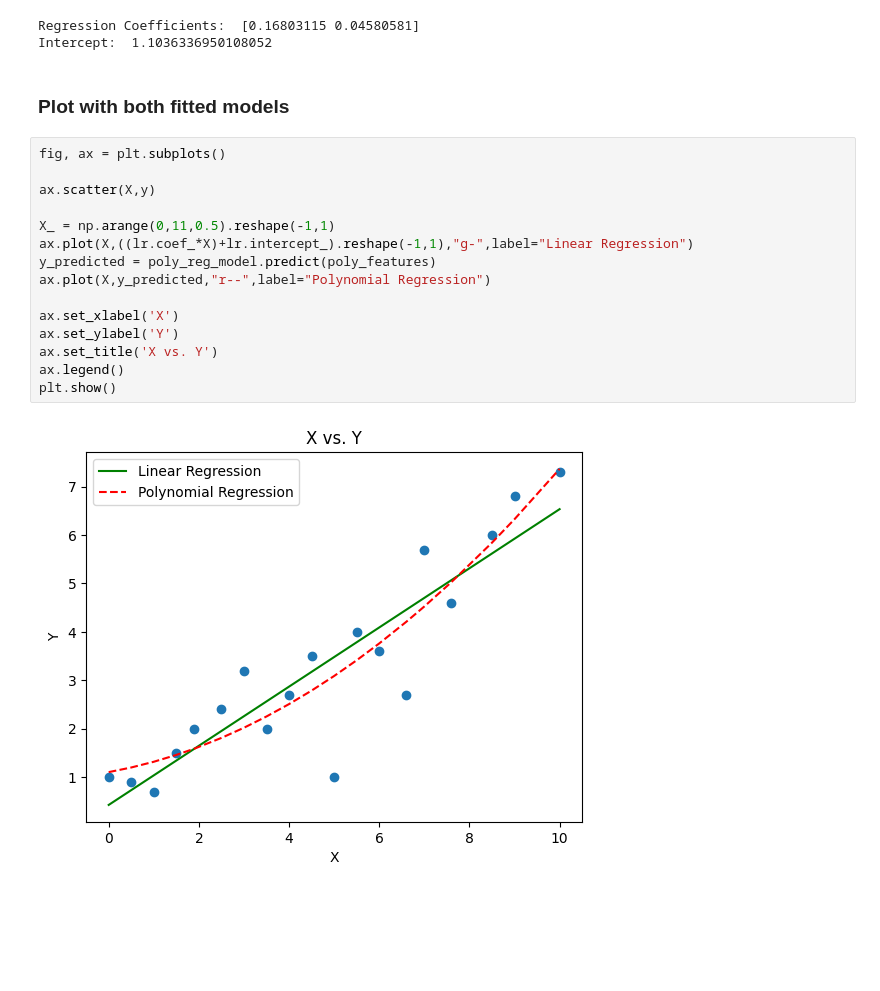
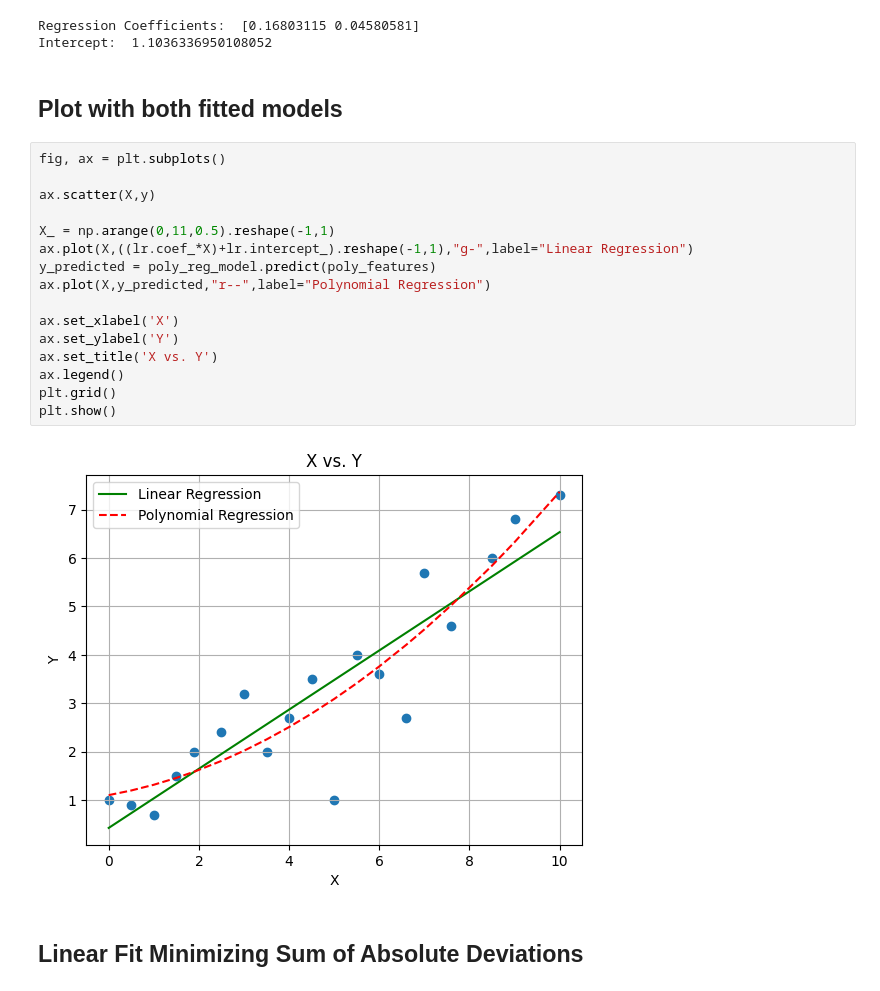
Before and after one commit to thinhtoohan/curvefitting, a Jupyter notebook: curve_fitting_12_11.ipynb, the cells around one changed output. Drawn from its saved outputs; the diff is of its cells as text; blank space fills up the shorter version.

```diff
--- a/curve_fitting_12_11.ipynb
+++ b/curve_fitting_12_11.ipynb
@@ -56,21 +58,24 @@ print("Intercept: ", poly_reg_model.intercept_)
 Regression Coefficients:  [0.16803115 0.04580581]
 Intercept:  1.1036336950108052
 # %% [markdown]
-### Plot with both fitted models
+## Plot with both fitted models
 # %%
 fig, ax = plt.subplots()
 
 ax.scatter(X,y)
 
 X_ = np.arange(0,11,0.5).reshape(-1,1)
 ax.plot(X,((lr.coef_*X)+lr.intercept_).reshape(-1,1),"g-",label="Linear Regression")
 y_predicted = poly_reg_model.predict(poly_features)
 ax.plot(X,y_predicted,"r--",label="Polynomial Regression")
 
 ax.set_xlabel('X')
 ax.set_ylabel('Y')
 ax.set_title('X vs. Y')
 ax.legend()
+plt.grid()
 plt.show()
 # %% [output]
-[figure, old version]
+[figure, new version]
+# %% [markdown]
+## Linear Fit Minimizing Sum of Absolute Deviations
```
Also changed, not shown: parts of 15 cells of this notebook.
